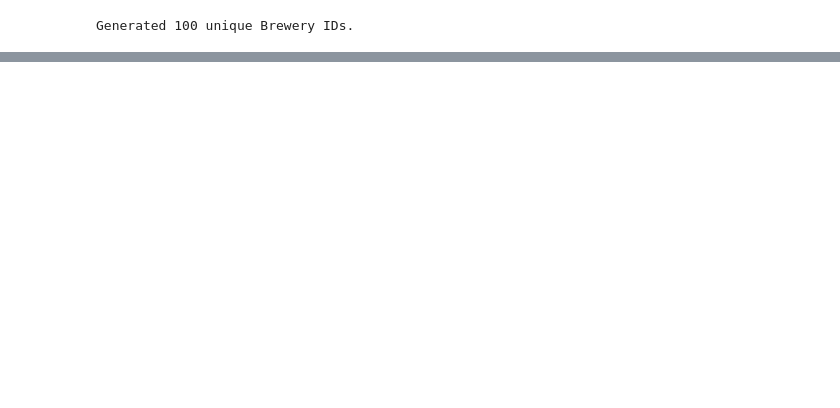
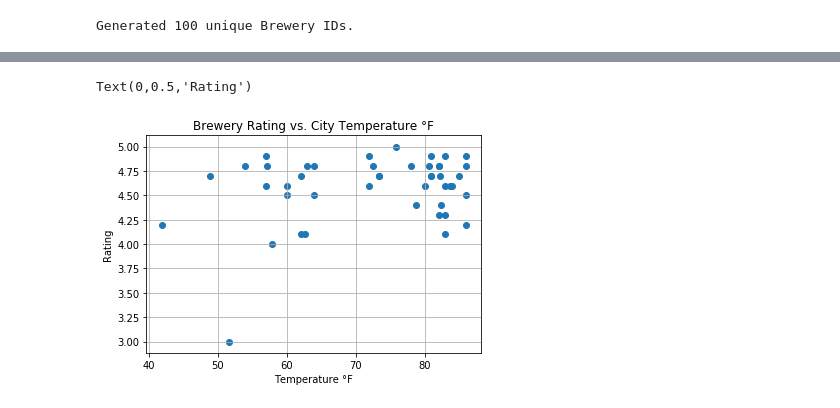
Before and after one commit to gmurphy794/InfoBeermatics, a Jupyter notebook: Beer Project.ipynb, the cells around one changed output, grey strips where cells are left out. Saved outputs shown, nothing was run; the diff lists cells and outputs as text; code cells hidden in the pictures; blank space fills up the shorter version.

```diff
--- a/Beer Project.ipynb
+++ b/Beer Project.ipynb
@@ -283,0 +284,12 @@ plt.savefig("Average Brewery Rating vs State")
+# %%
+#Importing Stats
+from scipy.stats import linregress
+#Making Temp vs. Rating Scatter plot
+plt.scatter(dataset_clean2['temp'], dataset_clean2['rating'])
+plt.grid()
+plt.title('Brewery Rating vs. City Temperature °F')
+plt.xlabel('Temperature °F')
+plt.ylabel('Rating')
+# %% [output]
+Text(0,0.5,'Rating')
+[figure, added]
```
Also changed, not shown: parts of 11 cells of this notebook, 2 other files.
